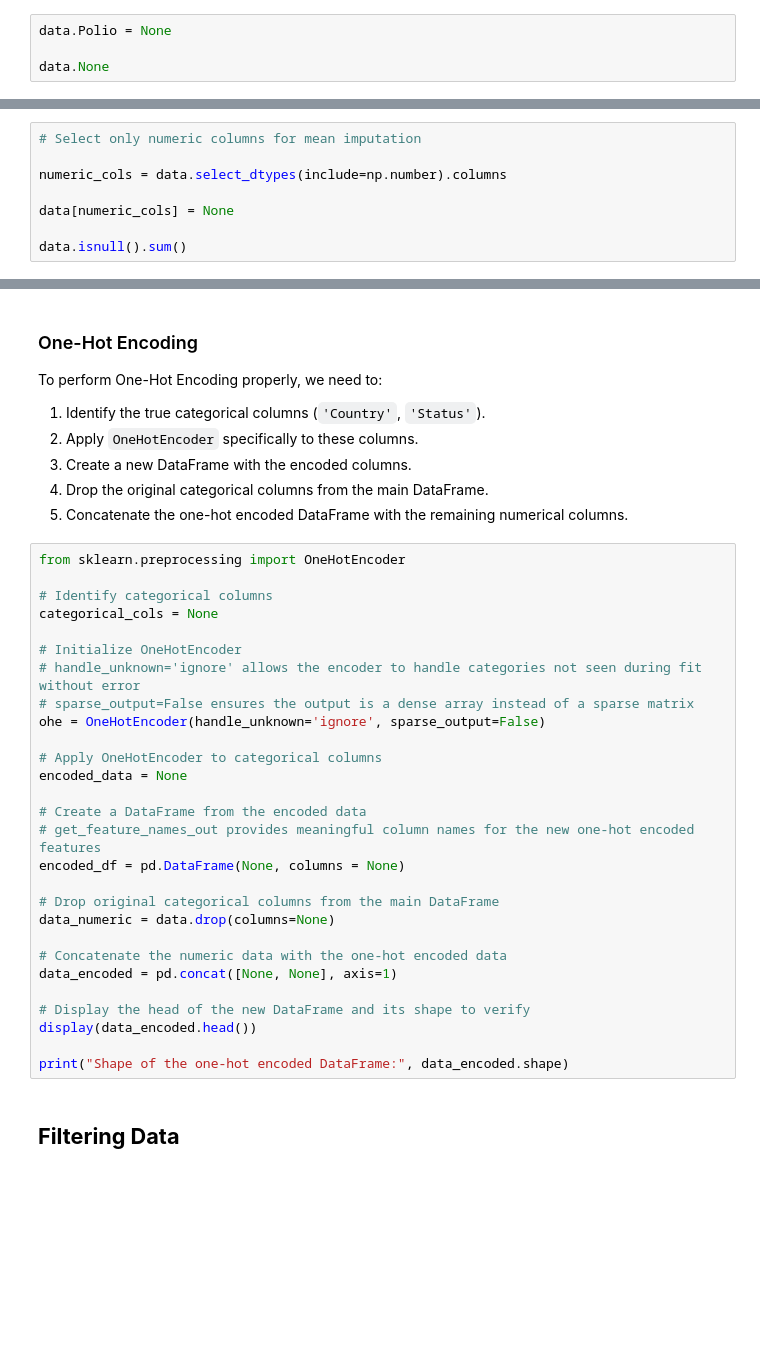
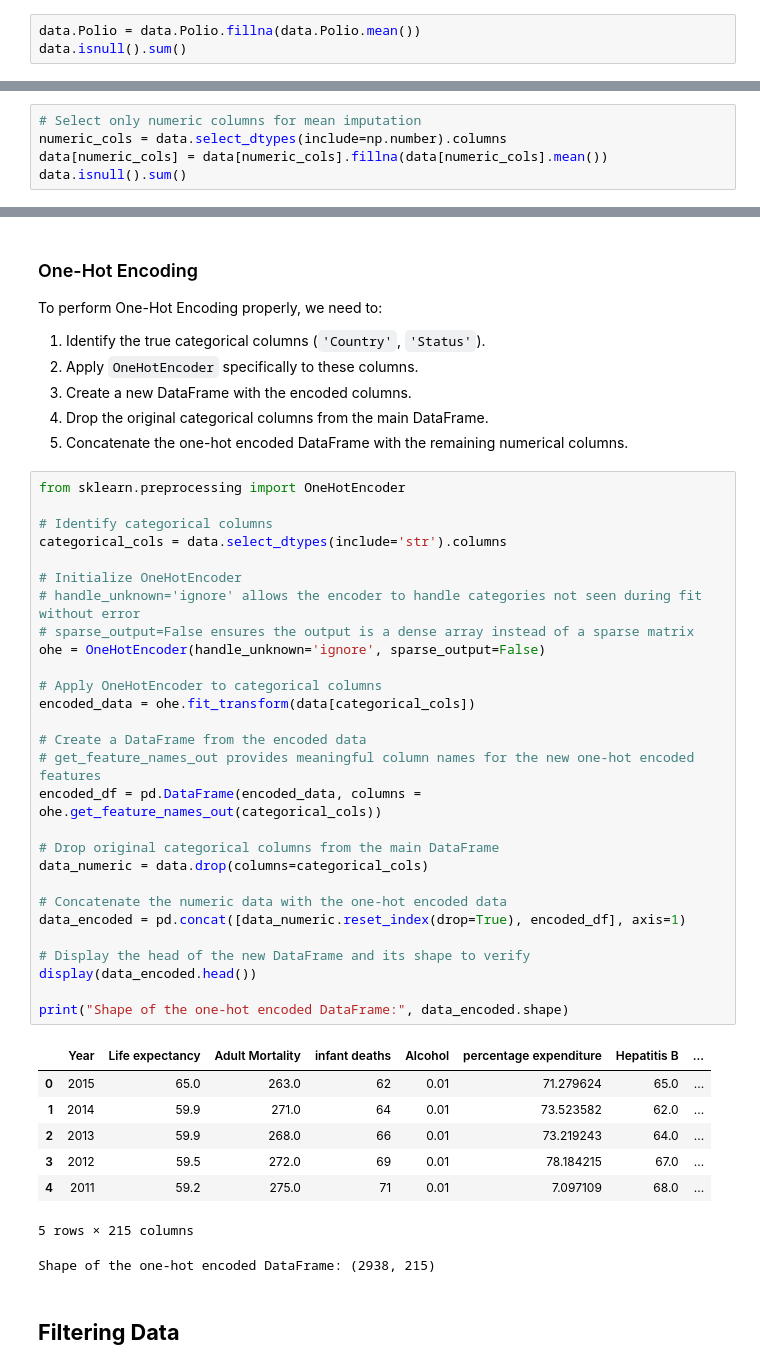
Before and after one commit to dvaghasiya766/AIML-WorkShop, a Jupyter notebook: NoteBook/Data_Analysis (Day1).ipynb, the cells around one changed output, grey strips where cells are left out. Saved outputs shown, nothing was run; the diff lists cells and outputs as text; blank space fills up the shorter version.

```diff
--- a/NoteBook/Data_Analysis (Day1).ipynb
+++ b/NoteBook/Data_Analysis (Day1).ipynb
@@ -377,4 +430,3 @@ data.None
-# %%
-data.Polio = None
-
-data.None
+# %%
+data.Polio = data.Polio.fillna(data.Polio.mean())
+data.isnull().sum()
@@ -381,8 +451,5 @@ data.None
 # %%
 # Select only numeric columns for mean imputation
-
 numeric_cols = data.select_dtypes(include=np.number).columns
-
-data[numeric_cols] = None
-
+data[numeric_cols] = data[numeric_cols].fillna(data[numeric_cols].mean())
 data.isnull().sum()
@@ -424,31 +515,40 @@ To perform One-Hot Encoding properly, we need to:
 # %%
 from sklearn.preprocessing import OneHotEncoder
 
 # Identify categorical columns
-categorical_cols = None
+categorical_cols = data.select_dtypes(include='str').columns
 
 # Initialize OneHotEncoder
 # handle_unknown='ignore' allows the encoder to handle categories not seen during fit without error
 # sparse_output=False ensures the output is a dense array instead of a sparse matrix
 ohe = OneHotEncoder(handle_unknown='ignore', sparse_output=False)
 
 # Apply OneHotEncoder to categorical columns
-encoded_data = None
+encoded_data = ohe.fit_transform(data[categorical_cols])
 
 # Create a DataFrame from the encoded data
 # get_feature_names_out provides meaningful column names for the new one-hot encoded features
-encoded_df = pd.DataFrame(None, columns = None)
+encoded_df = pd.DataFrame(encoded_data, columns = ohe.get_feature_names_out(categorical_cols))
 
 # Drop original categorical columns from the main DataFrame
-data_numeric = data.drop(columns=None)
+data_numeric = data.drop(columns=categorical_cols)
 
 # Concatenate the numeric data with the one-hot encoded data
-data_encoded = pd.concat([None, None], axis=1)
+data_encoded = pd.concat([data_numeric.reset_index(drop=True), encoded_df], axis=1)
 
 # Display the head of the new DataFrame and its shape to verify
 display(data_encoded.head())
 
 print("Shape of the one-hot encoded DataFrame:", data_encoded.shape)
+# %% [output]
+|  | Year | Life expectancy | Adult Mortality | infant deaths | Alcohol | percentage expenditure | Hepatitis B | ... |
+| 0 | 2015 | 65.0 | 263.0 | 62 | 0.01 | 71.279624 | 65.0 | ... |
+| 1 | 2014 | 59.9 | 271.0 | 64 | 0.01 | 73.523582 | 62.0 | ... |
+| 2 | 2013 | 59.9 | 268.0 | 66 | 0.01 | 73.219243 | 64.0 | ... |
+| 3 | 2012 | 59.5 | 272.0 | 69 | 0.01 | 78.184215 | 67.0 | ... |
+| 4 | 2011 | 59.2 | 275.0 | 71 | 0.01 | 7.097109 | 68.0 | ... |
+5 rows × 215 columns
+Shape of the one-hot encoded DataFrame: (2938, 215)
 # %% [markdown]
 ## **Filtering Data**
 # %%
```
Also changed, not shown: parts of 14 cells of this notebook.
